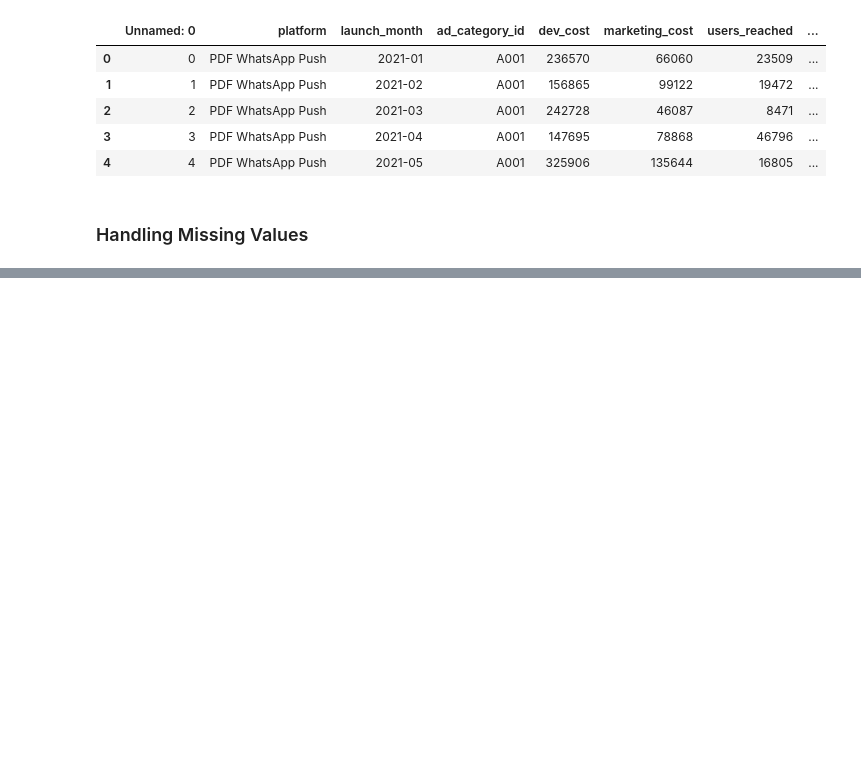
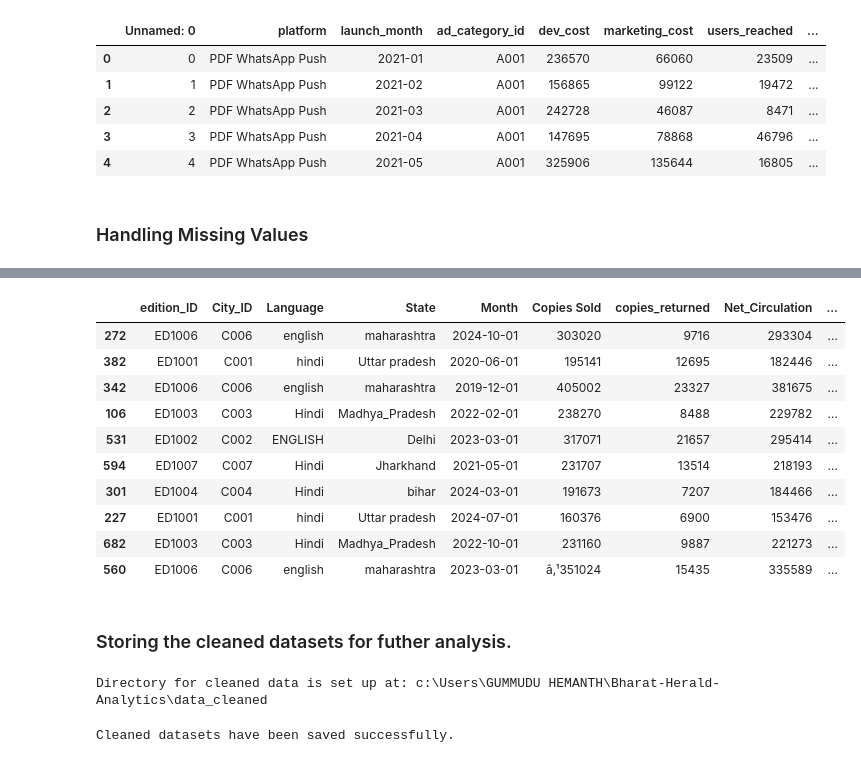
Before and after one commit to Gummudu-Hemanth/Bharat-Herald-Analytics, a Jupyter notebook: notebooks/preprocessing.ipynb, the cells around one changed output, grey strips where cells are left out. Saved outputs shown, nothing was run; the diff lists cells and outputs as text; code cells hidden in the pictures; blank space fills up the shorter version.

Commit message:
Performed Preprocessing on remaining dataset and stored cleaned datasets

```diff
--- a/notebooks/preprocessing.ipynb
+++ b/notebooks/preprocessing.ipynb
@@ -112,0 +287,59 @@ ad_revenue_df , digital_plot_df = handling_missing_values(ad_revenue_df , digita
+# %%
+def preprocess_print_sales(print_sales_df):
+	# Create a copy
+	print_sales_df_copy = print_sales_df.copy()
+
+	# Convert Month to datetime
+	print_sales_df_copy['Month'] = pd.to_datetime(print_sales_df_copy['Month'], errors='coerce')
+
+	# Extract year , month , month_name and quarter
+	print_sales_df_copy['year'] = print_sales_df_copy['Month'].dt.year
+	print_sales_df_copy['month_num'] = print_sales_df_copy['Month'].dt.month
+	print_sales_df_copy['month_name'] = print_sales_df_copy['Month'].dt.month_name()
+	print_sales_df_copy['quarter'] = print_sales_df_copy['Month'].dt.quarter
+
+	return print_sales_df_copy
+
+print_sales_df = preprocess_print_sales(print_sales_df)
+# %%
+print_sales_df.sample(10)
+# %% [output]
+|  | edition_ID | City_ID | Language | State | Month | Copies Sold | copies_returned | Net_Circulation | ... |
+| 272 | ED1006 | C006 | english | maharashtra | 2024-10-01 | 303020 | 9716 | 293304 | ... |
+| 382 | ED1001 | C001 | hindi | Uttar pradesh | 2020-06-01 | 195141 | 12695 | 182446 | ... |
+| 342 | ED1006 | C006 | english | maharashtra | 2019-12-01 | 405002 | 23327 | 381675 | ... |
+| 106 | ED1003 | C003 | Hindi | Madhya_Pradesh | 2022-02-01 | 238270 | 8488 | 229782 | ... |
+| 531 | ED1002 | C002 | ENGLISH | Delhi | 2023-03-01 | 317071 | 21657 | 295414 | ... |
+| 594 | ED1007 | C007 | Hindi | Jharkhand | 2021-05-01 | 231707 | 13514 | 218193 | ... |
+| 301 | ED1004 | C004 | Hindi | bihar | 2024-03-01 | 191673 | 7207 | 184466 | ... |
+| 227 | ED1001 | C001 | hindi | Uttar pradesh | 2024-07-01 | 160376 | 6900 | 153476 | ... |
+| 682 | ED1003 | C003 | Hindi | Madhya_Pradesh | 2022-10-01 | 231160 | 9887 | 221273 | ... |
+| 560 | ED1006 | C006 | english | maharashtra | 2023-03-01 | â‚¹351024 | 15435 | 335589 | ... |
+# %% [markdown]
+### Storing the cleaned datasets for futher analysis.
+# %%
+# Path of the current directory
+current_dir = Path.cwd()
+
+# Move to Bharat-Herald-Analytics directory
+main_dir = current_dir.parent
+
+# Define paths for cleaned data
+cleaned_data_dir = main_dir / 'data_cleaned'
+
+# Create the directory if it doesn't exist
+cleaned_data_dir.mkdir(parents=True, exist_ok=True)
+
+print("Directory for cleaned data is set up at:", cleaned_data_dir)
+# %% [output]
+Directory for cleaned data is set up at: c:\Users\GUMMUDU HEMANTH\Bharat-Herald-Analytics\data_cleaned
+# %%
+city_df.to_excel(cleaned_data_dir / 'cleaned_city_data.xlsx', index=False)
+ad_revenue_df.to_csv(cleaned_data_dir / 'cleaned_ad_revenue.csv', index=False)
+city_readiness_df.to_csv(cleaned_data_dir / 'cleaned_city_readiness.csv', index=False)
+digital_plot_df.to_csv(cleaned_data_dir / 'cleaned_digital_plot.csv', index=False)
+print_sales_df.to_excel(cleaned_data_dir / 'cleaned_print_sales.xlsx', index=False)
+ad_category_df.to_excel(cleaned_data_dir / 'cleaned_ad_category.xlsx', index=False)
+print("Cleaned datasets have been saved successfully.")
+# %% [output]
+Cleaned datasets have been saved successfully.
```
Also changed, not shown: parts of 16 cells of this notebook, 6 other files.
